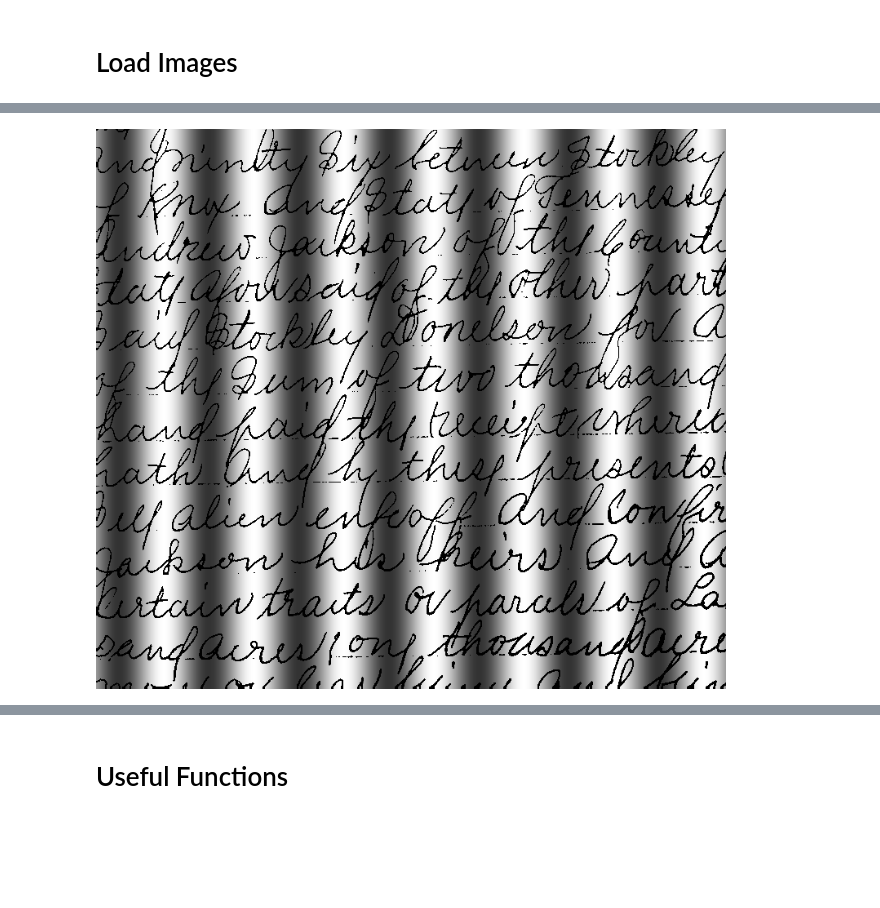
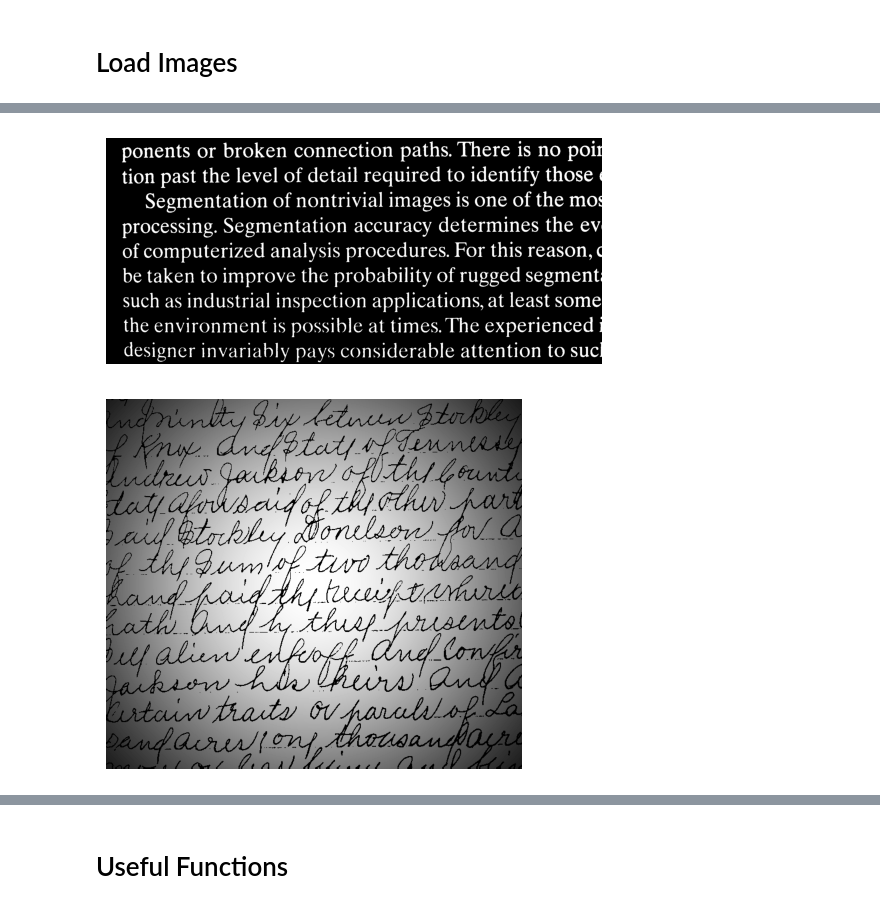
Before and after one commit to Vincent-Lien/NYCU_DIP_2024, a Jupyter notebook: HW9-1/HW9-1_code.ipynb, the cells around one changed output, grey strips where cells are left out. Drawn from its saved outputs; the diff is of its cells as text; code cells hidden in the pictures; blank space fills up the shorter version.

```diff
--- a/HW9-1/HW9-1_code.ipynb
+++ b/HW9-1/HW9-1_code.ipynb
@@ -26,5 +11,14 @@ display(img3)
-# %%
-img4 = Image.open('text-sineshade.tif')
-display(img4)
-# %% [output]
-[figure, removed]
+# %%
+img1 = cv2.imread('text.tif', cv2.IMREAD_GRAYSCALE)
+plt.imshow(img1, cmap='gray')
+plt.axis('off')
+plt.show()
+# %% [output]
+[figure, added]
+# %%
+img2 = cv2.imread('text-spotshade.tif', cv2.IMREAD_GRAYSCALE)
+plt.imshow(img2, cmap='gray')
+plt.axis('off')
+plt.show()
+# %% [output]
+[figure, added]
```
Also changed, not shown: parts of 11 cells of this notebook.
